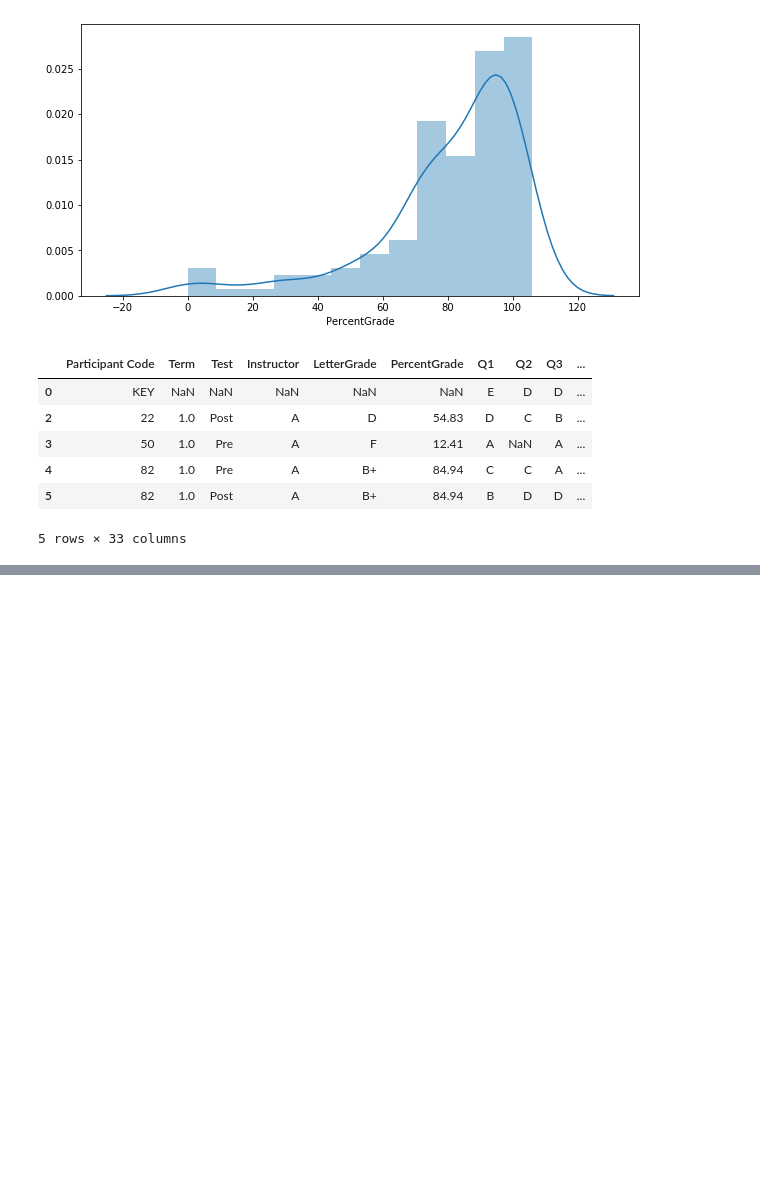
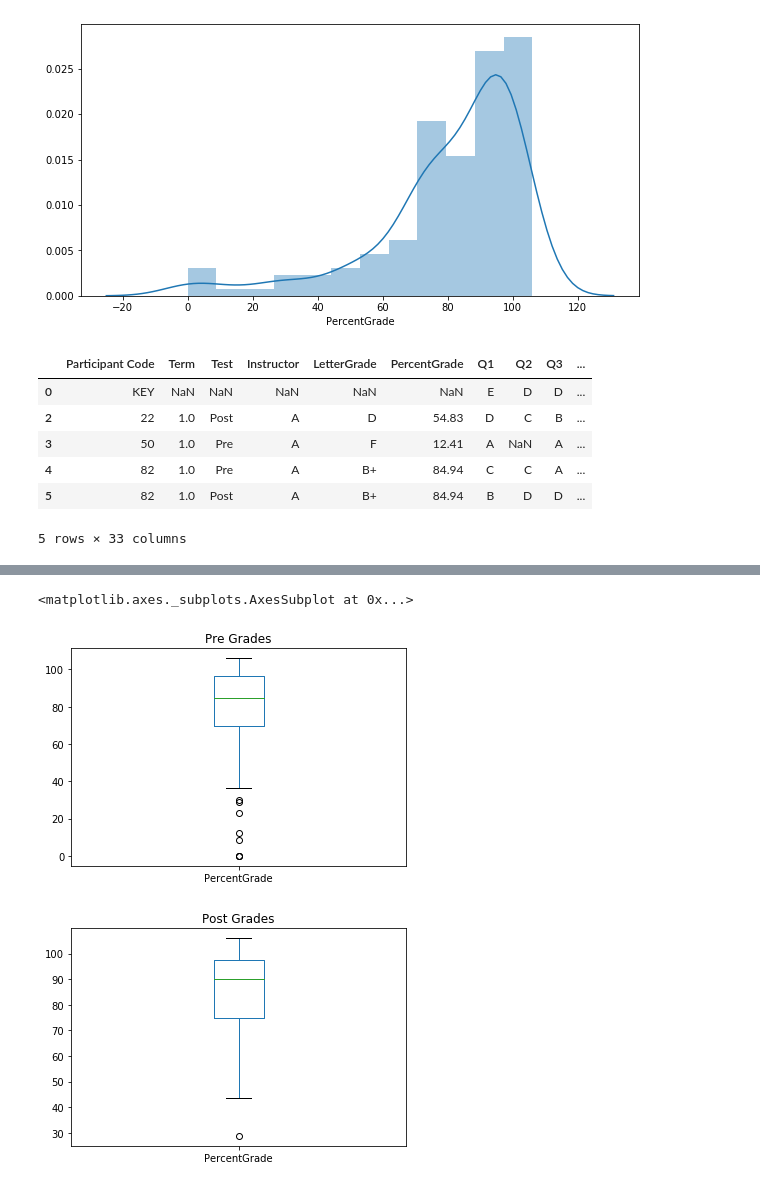
Before and after one commit to gmb9/data-analysis, a Jupyter notebook: Data Analysis.ipynb, the cells around one changed output, grey strips where cells are left out. Cells and saved outputs as stored; diff of their text form; code cells hidden in the pictures; blank space fills up the shorter version.

Commit message:
graphs of pre/post test made

```diff
--- a/Data Analysis.ipynb
+++ b/Data Analysis.ipynb
@@ -138,0 +163,12 @@ scores.loc[:, 'Q1':'Q27'].fillna('x')
+# %%
+pre_data = (scores['Test'] == 'Pre')
+pre_data = scores[pre_data]
+pre_data.plot(kind = 'box', x = 'Test', y = 'PercentGrade', title = 'Pre Grades')
+
+post_data = (scores['Test'] == 'Post')
+post_data = scores[post_data]
+post_data.plot(kind = 'box', x = 'Test', y = 'PercentGrade', title = 'Post Grades')
+# %% [output]
+<matplotlib.axes._subplots.AxesSubplot at 0x...>
+[figure, added]
+[figure, added]
```
Also changed, not shown: parts of 9 cells of this notebook.
